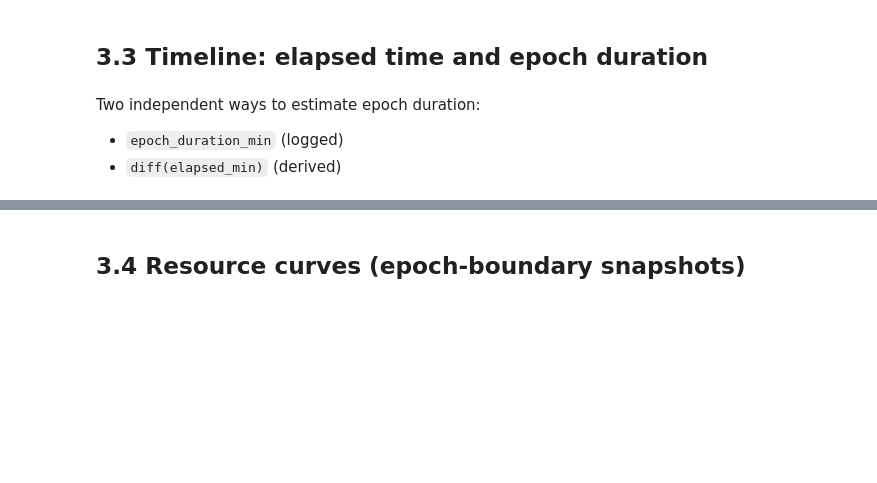
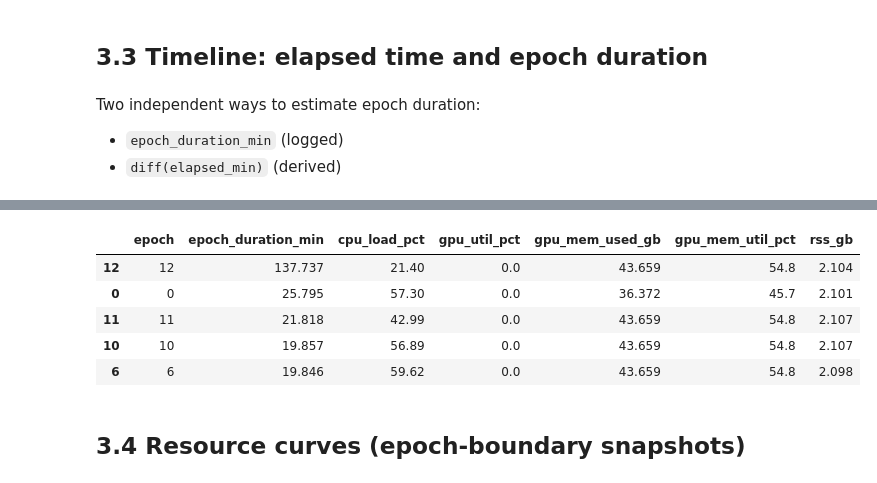
Before and after one commit to kubrabas/Graphnet-Applications, a Jupyter notebook: Training/EventPulseSeries_nonoise/initiative2/analysis/result_analysis_zenith.ipynb, the cells around one changed output, grey strips where cells are left out. Cells and saved outputs as stored; diff of their text form; code cells hidden in the pictures; blank space fills up the shorter version.

```diff
--- a/Training/EventPulseSeries_nonoise/initiative2/analysis/result_analysis_zenith.ipynb
+++ b/Training/EventPulseSeries_nonoise/initiative2/analysis/result_analysis_zenith.ipynb
@@ -726,7 +756,8 @@ print(
 )
 
 slow_idx = epoch_dur_logged.nlargest(5).index
-df_energy_resources_and_time.loc[slow_idx, [
+df_zenith_resources_and_time.loc[slow_idx, [
     "epoch", "epoch_duration_min", "cpu_load_pct", "gpu_util_pct",
     "gpu_mem_used_gb", "gpu_mem_util_pct", "rss_gb"
 ]]
+# %% [output]
@@ -733,3 +766,9 @@ df_energy_resources_and_time.loc[slow_idx, [
+|  | epoch | epoch_duration_min | cpu_load_pct | gpu_util_pct | gpu_mem_used_gb | gpu_mem_util_pct | rss_gb |
+| 12 | 12 | 137.737 | 21.40 | 0.0 | 43.659 | 54.8 | 2.104 |
+| 0 | 0 | 25.795 | 57.30 | 0.0 | 36.372 | 45.7 | 2.101 |
+| 11 | 11 | 21.818 | 42.99 | 0.0 | 43.659 | 54.8 | 2.107 |
+| 10 | 10 | 19.857 | 56.89 | 0.0 | 43.659 | 54.8 | 2.107 |
+| 6 | 6 | 19.846 | 59.62 | 0.0 | 43.659 | 54.8 | 2.098 |
 # %% [markdown]
 ## 3.4 Resource curves (epoch-boundary snapshots)
 # %% [markdown]
```
Also changed, not shown: parts of 14 cells of this notebook, 2 other files.
